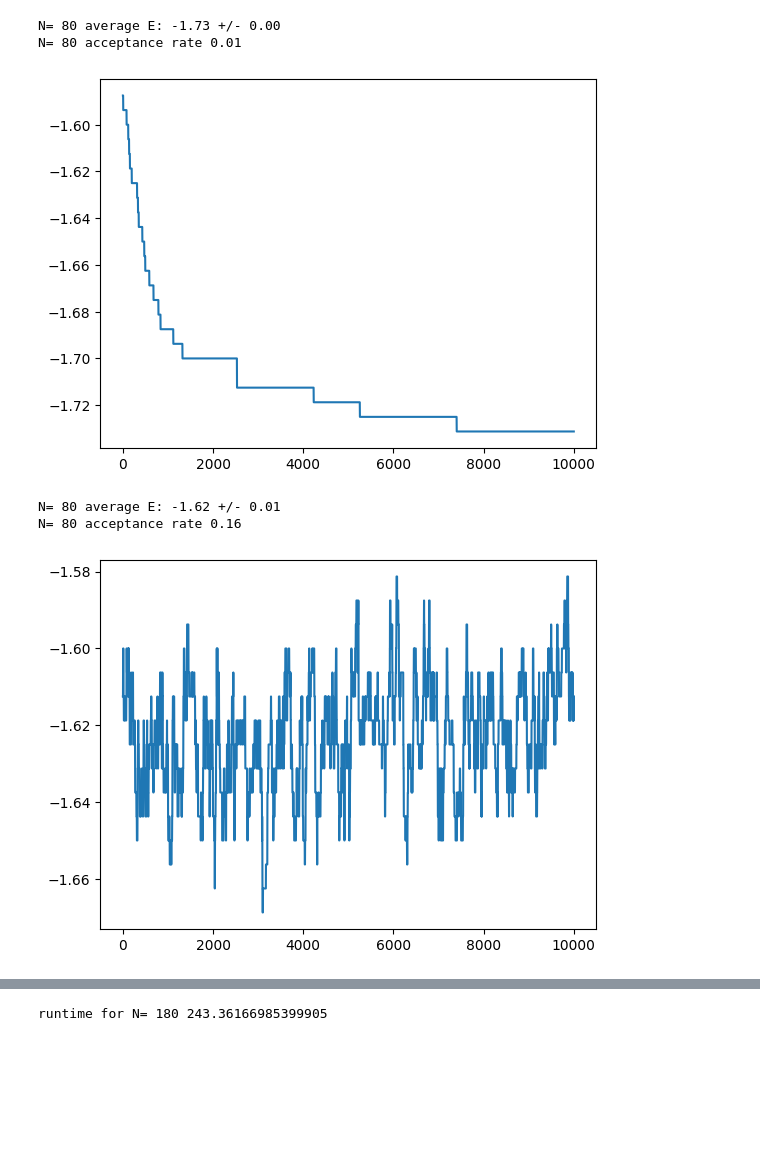
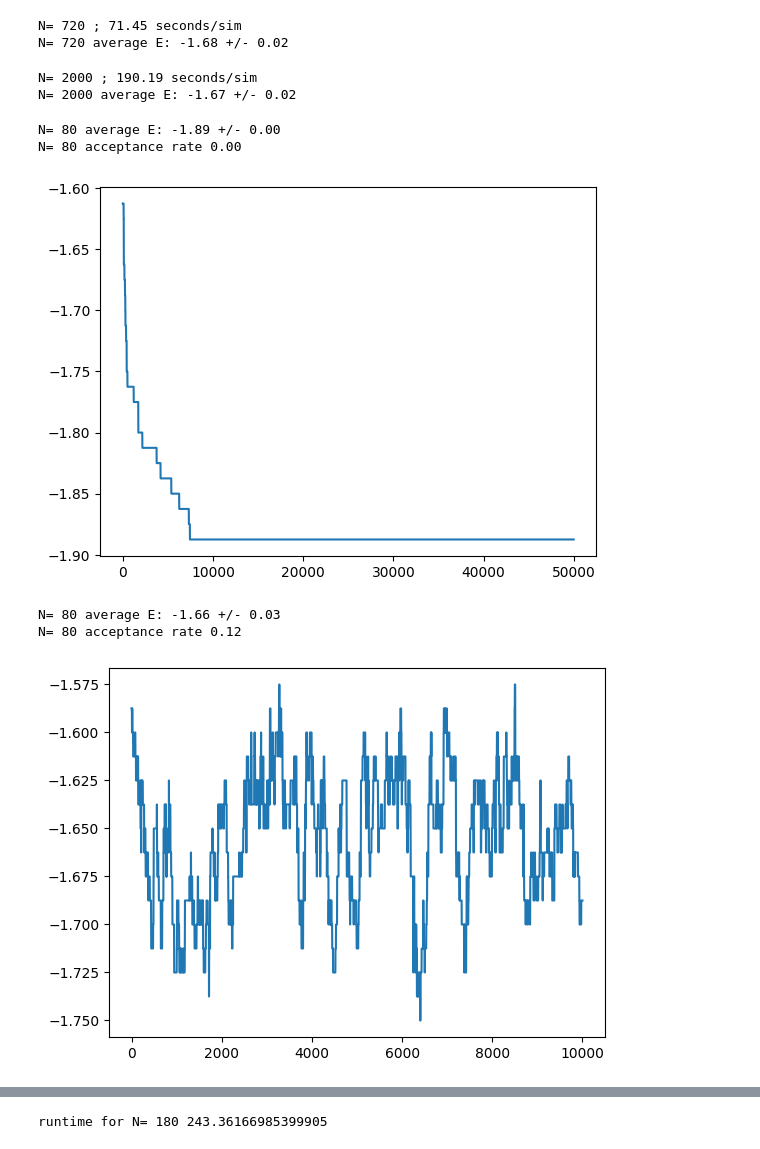
Before and after one commit to erjank/563-a1, a Jupyter notebook: debugging-mc.ipynb, the cells around one changed output, grey strips where cells are left out. Drawn from its saved outputs; the diff is of its cells as text; code cells hidden in the pictures; blank space fills up the shorter version.

Commit message:
answers

```diff
--- a/debugging-mc.ipynb
+++ b/debugging-mc.ipynb
@@ -26,27 +26,26 @@ class grid():
         rands = self.random_site()
         if not self.occupied(rands):
           self.particles[-1].location = rands
-          self.sites[tuple(rands)] = 1 #occupied
+          self.sites[tuple(rands)] = 1 #occupied, will speed up neighbor list
           break
     self.E = self.energy()
+    self.sanity_check()
 
   def occupied(self,site):
     if self.sites[tuple(site)] == 1:
       return True
     return False
 
-#    for p in self.particles:
-#      if numpy.array_equal(p.location,site):
-#        return True
-#    return False
+  def sanity_check(self):
+    if self.sites.sum() != self.N:
+      print("sanity check failed")
+      raise RuntimeError
 
   def random_site(self):
     return numpy.array((numpy.random.randint(self.L),numpy.random.randint(self.L)))
 
-  def distance(self,site1,site2):
-    return numpy.linalg.norm(site1-site2)
-
   def energy(self):
+    self.sanity_check()
     energy = 0
     for p in self.particles:
       neighbors = p.get_neighbors(self.L)
@@ -80,7 +79,7 @@ class particle():
     return energy
 
 class simulation():
-  def __init__(self,N=5,L=3,T=1.,steps = 1000,seed=2):
+  def __init__(self,N=5,L=3,T=1.,steps = 1000,seed=2,debug=False):
     numpy.random.seed(seed)
     self.grid = grid(N,L,T)
     self.accepted = 0
@@ -89,23 +88,28 @@ class simulation():
     for i in range(steps):
       self.trial_move()
       self.energies[i] = self.grid.E/N
+      if debug:
+        print("E:", self.grid.E)
+        print(self.grid.sites)
+
+  def move(self,particle,site): #use this to move particles, and back
+    self.grid.sites[tuple(particle.location)] = 0
+    particle.location = site
+    self.grid.sites[tuple(site)] = 1
 
   def trial_move(self):
+    self.grid.sanity_check()
     p = numpy.random.choice(self.grid.particles)
     old = p.location
-    oldE = p.local_energy(self.grid)
+    oldE = p.local_energy(self.grid) # only look at moved particle
     trial = self.grid.random_site()
     if not self.grid.occupied(trial):
-      p.location = trial
-      self.grid.sites[tuple(trial)] = 1
-      self.grid.sites[tuple(old)] = 0
+      self.move(p,trial)
       newE = p.local_energy(self.grid)
       dE = newE - oldE
       if numpy.random.rand() < numpy.exp(-dE/self.grid.kT):
         self.grid.E += dE
         self.accepted += 1
         return
-    p.location = old #need to reject moves that are overlaps
-    self.grid.sites[tuple(trial)] = 0
-    self.grid.sites[tuple(old)] = 1
+    self.move(p,old)
     self.rejected += 1
@@ -167,8 +168,32 @@ for l in range(30):
+# %%
+L = 30
+N = round(L*L*0.8)
+t1 = time.perf_counter()
+s = simulation(N=N,L=L,T=1.0,steps=nsteps, seed = numpy.random.randint(10000))
+t2 = time.perf_counter()
+print("\nN=",N,"; {:.2f} seconds/sim".format(t2-t1))
+answers.append( (s.energies.mean(), s.energies.std()))
+print("N=",N,"average E: {:.2f} +/- {:.2f}" .format( answers[-1][0],answers[-1][1]))
+# %% [output]
+N= 720 ; 71.45 seconds/sim
+N= 720 average E: -1.68 +/- 0.02
+# %%
+L = 50
+N = round(L*L*0.8)
+t1 = time.perf_counter()
+s = simulation(N=N,L=L,T=1.0,steps=nsteps, seed = numpy.random.randint(10000))
+t2 = time.perf_counter()
+print("\nN=",N,"; {:.2f} seconds/sim".format(t2-t1))
+answers.append( (s.energies.mean(), s.energies.std()))
+print("N=",N,"average E: {:.2f} +/- {:.2f}" .format( answers[-1][0],answers[-1][1]))
+# %% [output]
+N= 2000 ; 190.19 seconds/sim
+N= 2000 average E: -1.67 +/- 0.02
 # %%
 # Part 3, 5
 import matplotlib.pyplot as plt
-nsteps = 10000
-s = simulation(N=80,L=10,T=0.05,steps=nsteps, seed = numpy.random.randint(10000))
+nsteps = 50000
+s = simulation(N=80,L=10,T=0.05,steps=nsteps, seed = 27)
 plt.plot(s.energies)
 print("N=",80,"average E: {:.2f} +/- {:.2f}" .format(s.energies[-200:].mean(),s.energies[-200:].std()))
 print("N=",80,"acceptance rate {:.2f}".format(s.accepted/nsteps))
@@ -176,26 +201,26 @@ print("N=",80,"acceptance rate {:.2f}".format(s.accepted/nsteps))
 # flat- can take the last 200 steps or so.
 # For this particular run we got to -1.89 +/- 0.00,
 # %% [output]
-N= 80 average E: -1.73 +/- 0.00
-N= 80 acceptance rate 0.01
+N= 80 average E: -1.89 +/- 0.00
+N= 80 acceptance rate 0.00
-[figure, old version]
+[figure, new version]
 # %%
 # Part 5
 import matplotlib.pyplot as plt
 nsteps = 10000
-s = simulation(N=80,L=10,T=1.0,steps=nsteps, seed = numpy.random.randint(10000))
+s = simulation(N=80,L=10,T=1.0,steps=nsteps, seed = 10)
 plt.plot(s.energies)
 print("N=",80,"average E: {:.2f} +/- {:.2f}" .format(s.energies.mean(),s.energies.std()))
 print("N=",80,"acceptance rate {:.2f}".format(s.accepted/nsteps))
 # Ok, so the acceptance rate is 12% for T=1.0, and more like 1% for T=0.05
 # One thing we see from this run is that we've got a lower average than before-
 # This includes the 1.64 from the N=20 run from before- this tells us that maybe
 # we need to be running longer, or maybe we can get away with N=20 at T=1.0.
 # So let's answer this when we revisit problem 4 below- let's sweep over a bunch
 # of system sizes from N=20-100 for longer jobs and have a look at the distributions
 # we get:
 # %% [output]
-N= 80 average E: -1.62 +/- 0.01
-N= 80 acceptance rate 0.16
+N= 80 average E: -1.66 +/- 0.03
+N= 80 acceptance rate 0.12
-[figure, old version]
+[figure, new version]
 # %%
```
Also changed, not shown: parts of 6 cells of this notebook.
